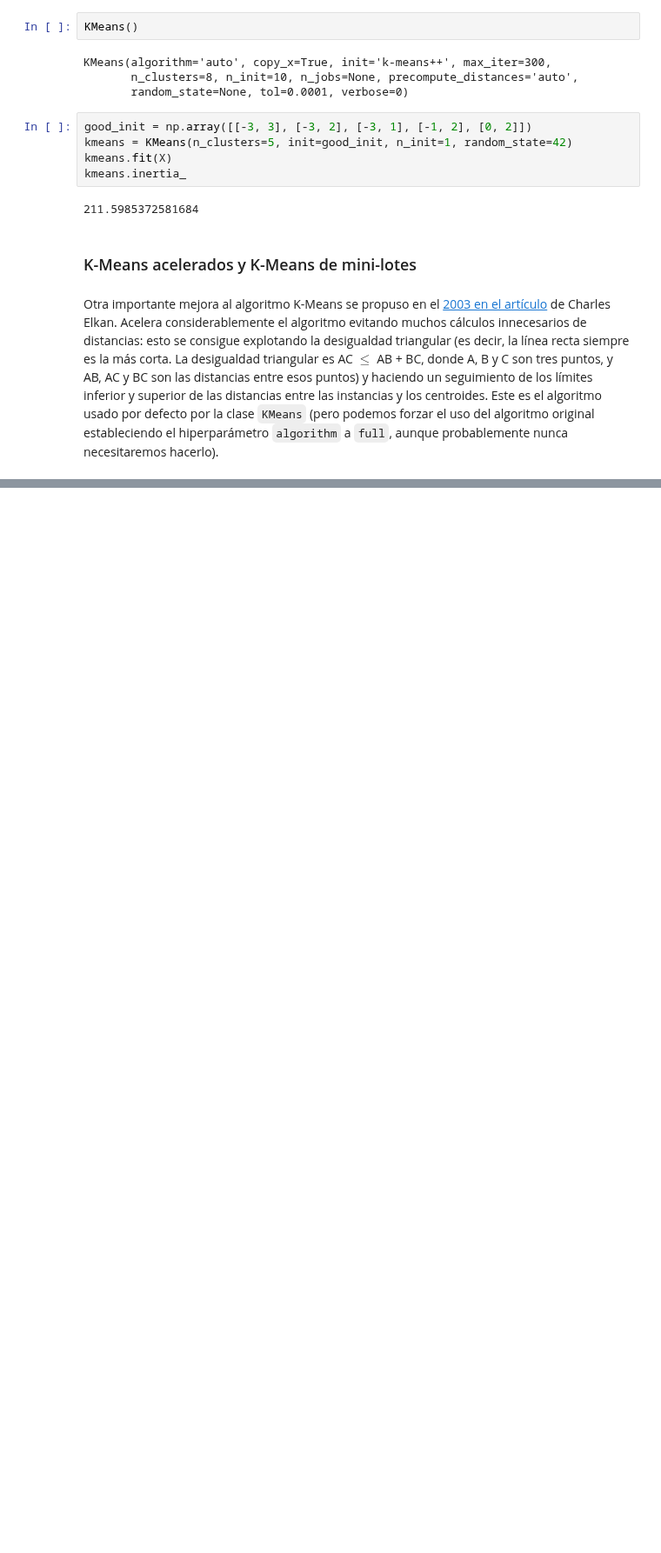
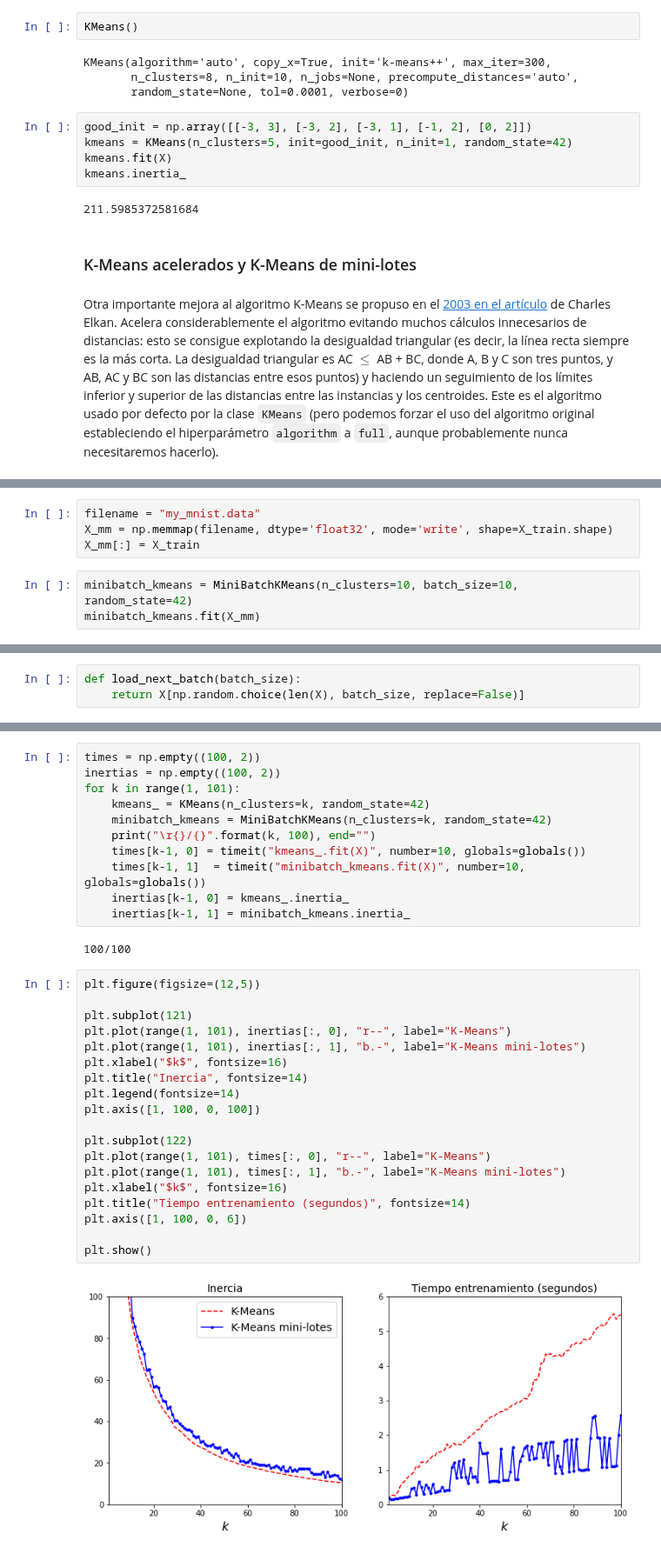
Before and after one commit to SgtSteiner/DataScience, a Jupyter notebook: handson-ml/Ch.09.Técnicas de aprendizaje no supervisado.ipynb, the cells around one changed output, grey strips where cells are left out. Shown at 87% size. Cells and saved outputs as stored; diff of their text form; blank space fills up the shorter version.

```diff
--- a/handson-ml/Ch.09.Técnicas de aprendizaje no supervisado.ipynb
+++ b/handson-ml/Ch.09.Técnicas de aprendizaje no supervisado.ipynb
@@ -415,0 +449,7 @@ Otra importante mejora al algoritmo K-Means se propuso en el [2003 en el artícu
+# %%
+filename = "my_mnist.data"
+X_mm = np.memmap(filename, dtype='float32', mode='write', shape=X_train.shape)
+X_mm[:] = X_train
+# %%
+minibatch_kmeans = MiniBatchKMeans(n_clusters=10, batch_size=10, random_state=42)
+minibatch_kmeans.fit(X_mm)
@@ -415,0 +463,3 @@ Otra importante mejora al algoritmo K-Means se propuso en el [2003 en el artícu
+# %%
+def load_next_batch(batch_size):
+    return X[np.random.choice(len(X), batch_size, replace=False)]
@@ -415,0 +513,34 @@ Otra importante mejora al algoritmo K-Means se propuso en el [2003 en el artícu
+# %%
+times = np.empty((100, 2))
+inertias = np.empty((100, 2))
+for k in range(1, 101):
+    kmeans_ = KMeans(n_clusters=k, random_state=42)
+    minibatch_kmeans = MiniBatchKMeans(n_clusters=k, random_state=42)
+    print("\r{}/{}".format(k, 100), end="")
+    times[k-1, 0] = timeit("kmeans_.fit(X)", number=10, globals=globals())
+    times[k-1, 1]  = timeit("minibatch_kmeans.fit(X)", number=10, globals=globals())
+    inertias[k-1, 0] = kmeans_.inertia_
+    inertias[k-1, 1] = minibatch_kmeans.inertia_
+# %% [output]
+100/100
+# %%
+plt.figure(figsize=(12,5))
+
+plt.subplot(121)
+plt.plot(range(1, 101), inertias[:, 0], "r--", label="K-Means")
+plt.plot(range(1, 101), inertias[:, 1], "b.-", label="K-Means mini-lotes")
+plt.xlabel("$k$", fontsize=16)
+plt.title("Inercia", fontsize=14)
+plt.legend(fontsize=14)
+plt.axis([1, 100, 0, 100])
+
+plt.subplot(122)
+plt.plot(range(1, 101), times[:, 0], "r--", label="K-Means")
+plt.plot(range(1, 101), times[:, 1], "b.-", label="K-Means mini-lotes")
+plt.xlabel("$k$", fontsize=16)
+plt.title("Tiempo entrenamiento (segundos)", fontsize=14)
+plt.axis([1, 100, 0, 6])
+
+plt.show()
+# %% [output]
+[figure, added]
```
Also changed, not shown: parts of 33 cells of this notebook.
